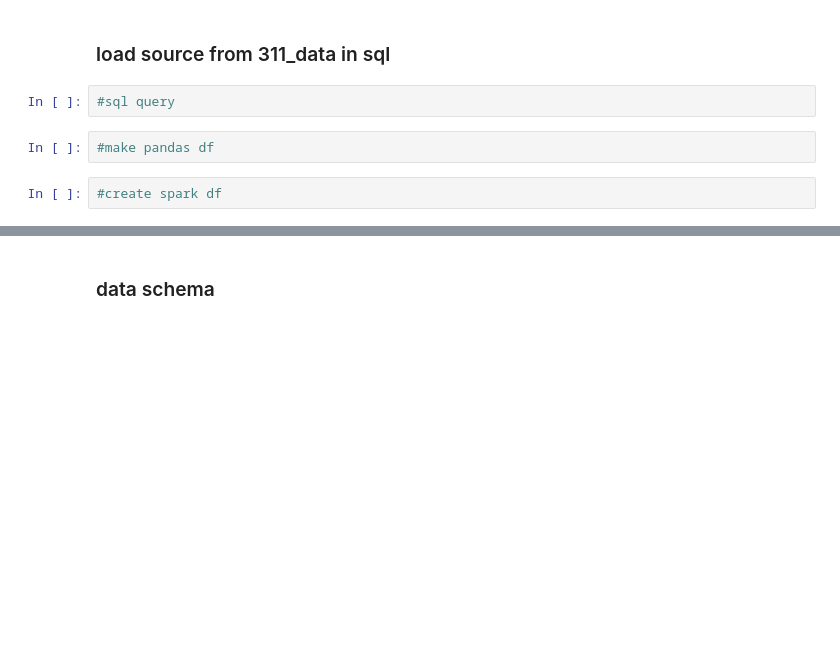
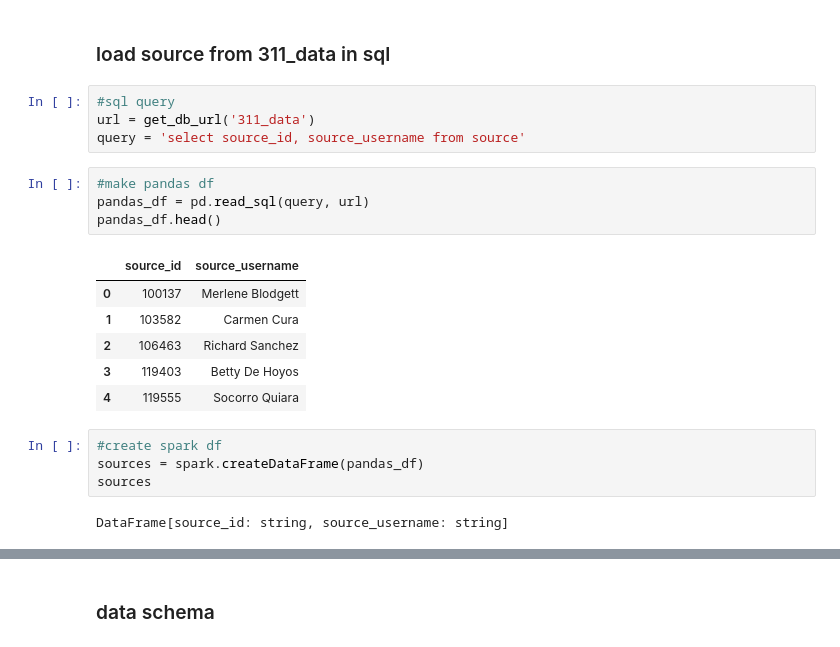
Before and after one commit to CodeupClassroom/leavitt-advanced-topics, a Jupyter notebook: spark_wrangle_lesson.ipynb, the cells around one changed output, grey strips where cells are left out. Saved outputs shown, nothing was run; the diff lists cells and outputs as text; blank space fills up the shorter version.

Commit message:
complete spark rangle lesson

```diff
--- a/spark_wrangle_lesson.ipynb
+++ b/spark_wrangle_lesson.ipynb
@@ -39,7 +208,22 @@ from env import get_db_url
 ### load source from 311_data in sql
 # %%
 #sql query
+url = get_db_url('311_data')
+query = 'select source_id, source_username from source'
 # %%
 #make pandas df
+pandas_df = pd.read_sql(query, url)
+pandas_df.head()
+# %% [output]
+|  | source_id | source_username |
+| 0 | 100137 | Merlene Blodgett |
+| 1 | 103582 | Carmen Cura |
+| 2 | 106463 | Richard Sanchez |
+| 3 | 119403 | Betty De Hoyos |
+| 4 | 119555 | Socorro Quiara |
 # %%
 #create spark df
+sources = spark.createDataFrame(pandas_df)
+sources
+# %% [output]
+DataFrame[source_id: string, source_username: string]
```
Also changed, not shown: parts of 113 cells of this notebook.
